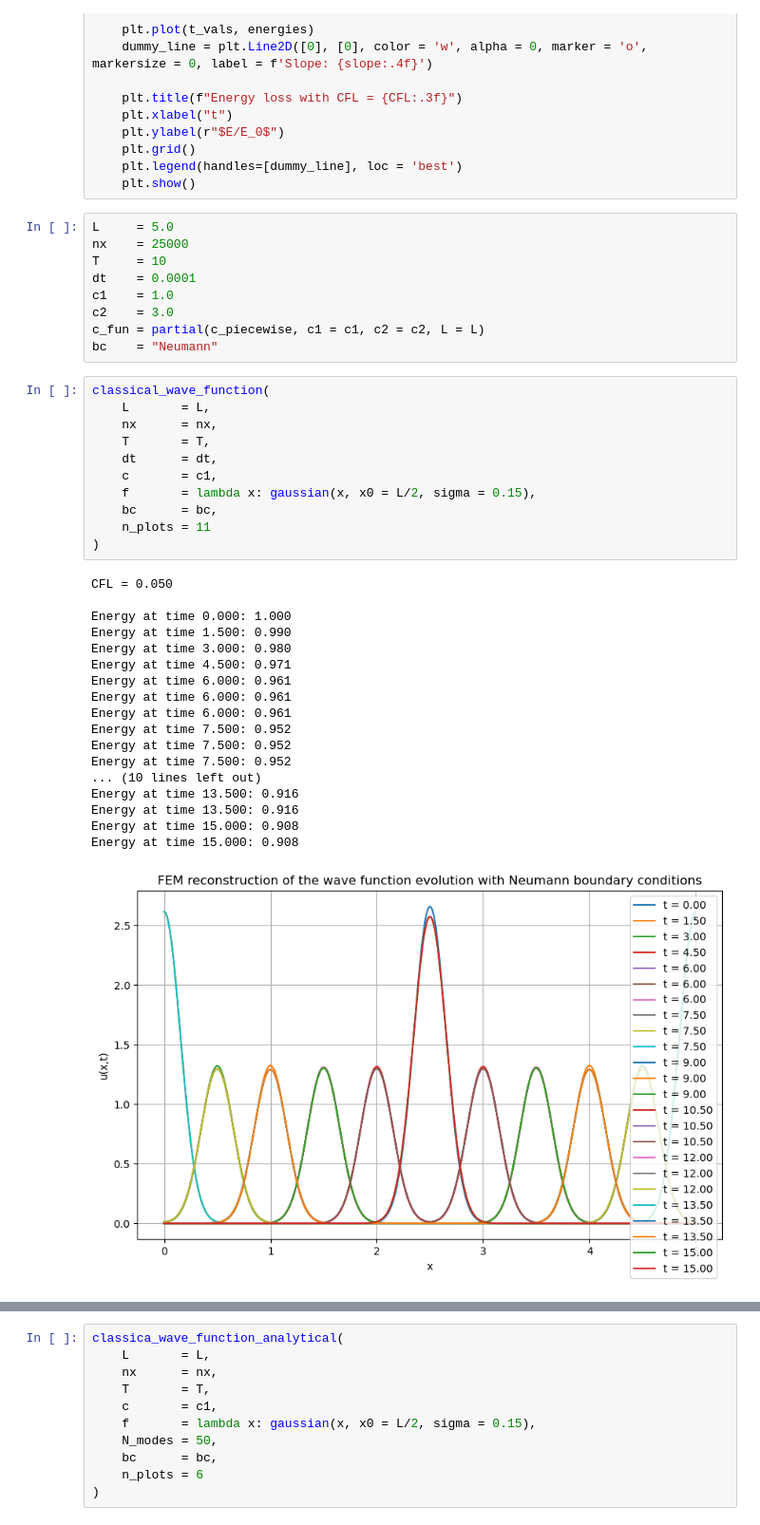
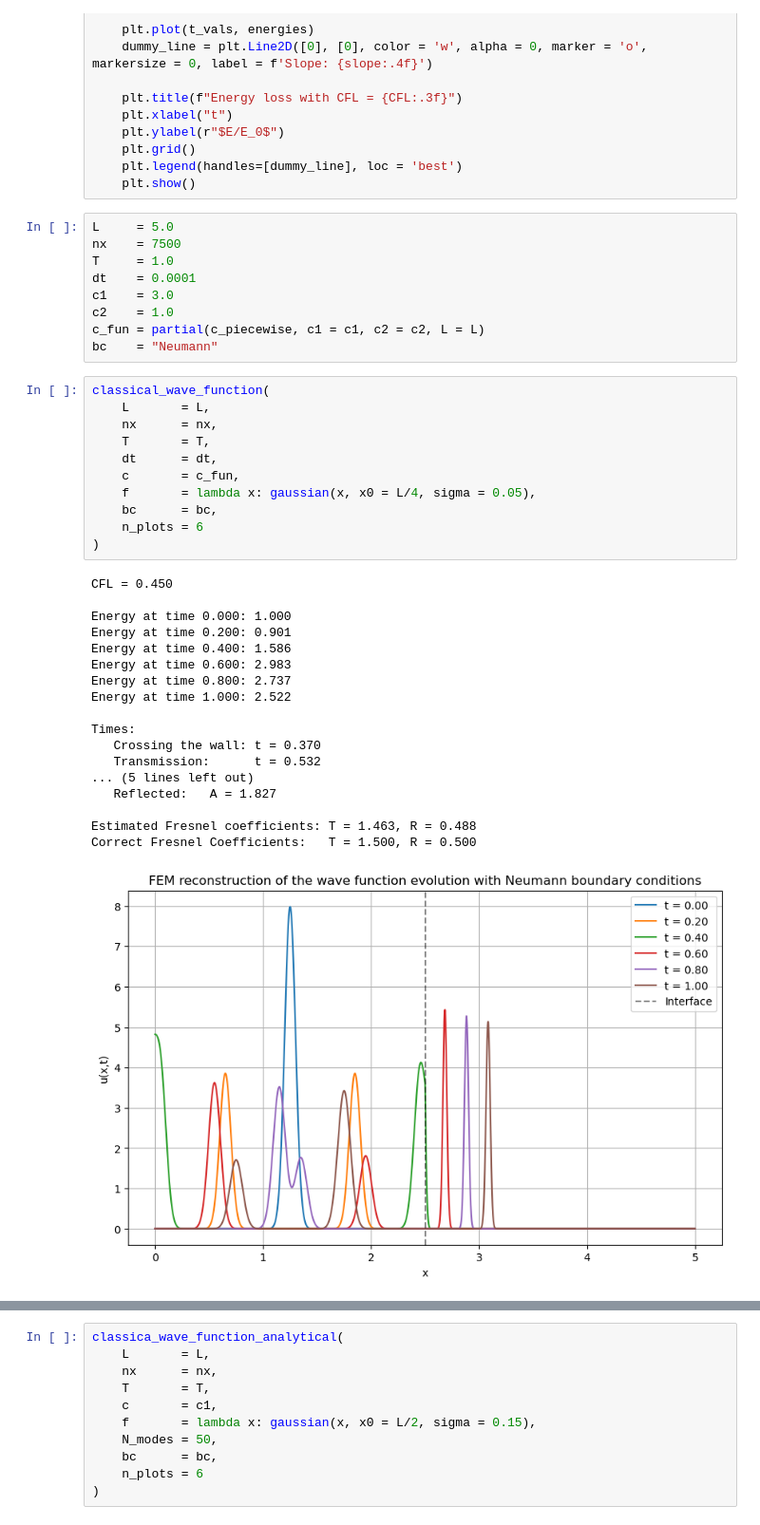
Before and after one commit to darioliotta/Quantum-Information-Project, a Jupyter notebook: try.ipynb, the cells around one changed output, grey strips where cells are left out. Shown at 95% size. Drawn from its saved outputs; the diff is of its cells as text.

```diff
--- a/try.ipynb
+++ b/try.ipynb
@@ -460,43 +460,43 @@ def energies_plot(L, nx, T, dt, c, f, bc = "Dirichlet"):
     plt.show()
 # %%
 L     = 5.0
-nx    = 25000
-T     = 10
+nx    = 7500
+T     = 1.0
 dt    = 0.0001
-c1    = 1.0
-c2    = 3.0
+c1    = 3.0
+c2    = 1.0
 c_fun = partial(c_piecewise, c1 = c1, c2 = c2, L = L)
 bc    = "Neumann"
 # %%
 classical_wave_function(
     L       = L,
     nx      = nx,
     T       = T,
     dt      = dt,
-    c       = c1,
-    f       = lambda x: gaussian(x, x0 = L/2, sigma = 0.15),
+    c       = c_fun,
+    f       = lambda x: gaussian(x, x0 = L/4, sigma = 0.05),
     bc      = bc,
-    n_plots = 11
+    n_plots = 6
 )
 # %% [output]
-CFL = 0.050
+CFL = 0.450
 
 Energy at time 0.000: 1.000
-Energy at time 1.500: 0.990
-Energy at time 3.000: 0.980
-Energy at time 4.500: 0.971
-Energy at time 6.000: 0.961
-Energy at time 6.000: 0.961
-Energy at time 6.000: 0.961
-Energy at time 7.500: 0.952
-Energy at time 7.500: 0.952
-Energy at time 7.500: 0.952
-... (10 lines left out)
-Energy at time 13.500: 0.916
-Energy at time 13.500: 0.916
-Energy at time 15.000: 0.908
-Energy at time 15.000: 0.908
+Energy at time 0.200: 0.901
+Energy at time 0.400: 1.586
+Energy at time 0.600: 2.983
+Energy at time 0.800: 2.737
+Energy at time 1.000: 2.522
+
+Times:
+   Crossing the wall: t = 0.370
+   Transmission:      t = 0.532
+... (5 lines left out)
+   Reflected:   A = 1.827
+
+Estimated Fresnel coefficients: T = 1.463, R = 0.488
+Correct Fresnel Coefficients:   T = 1.500, R = 0.500
-[figure, old version]
+[figure, new version]
 # %%
 energies_plot(
     L  = L,
```
Also changed, not shown: parts of 1 cell of this notebook, 14 other files.
